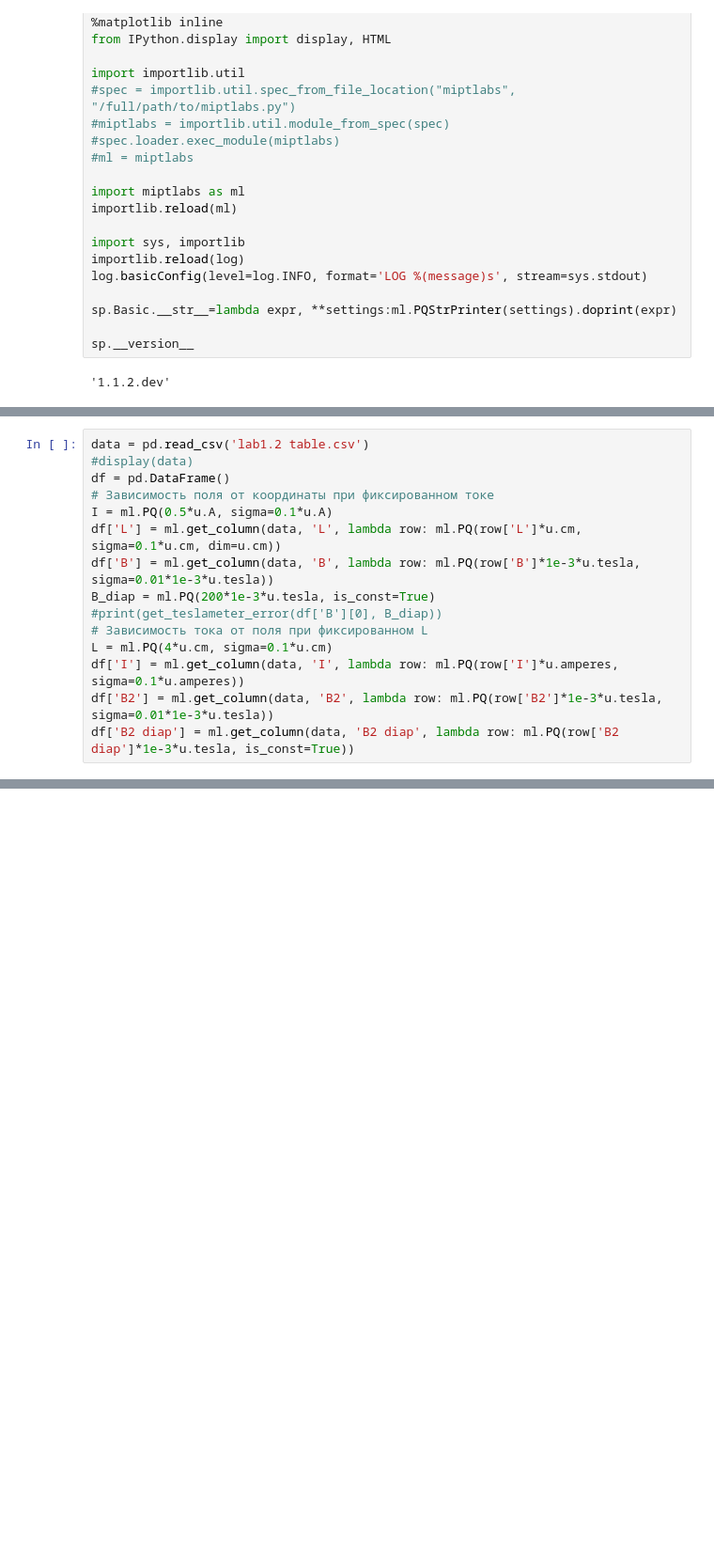
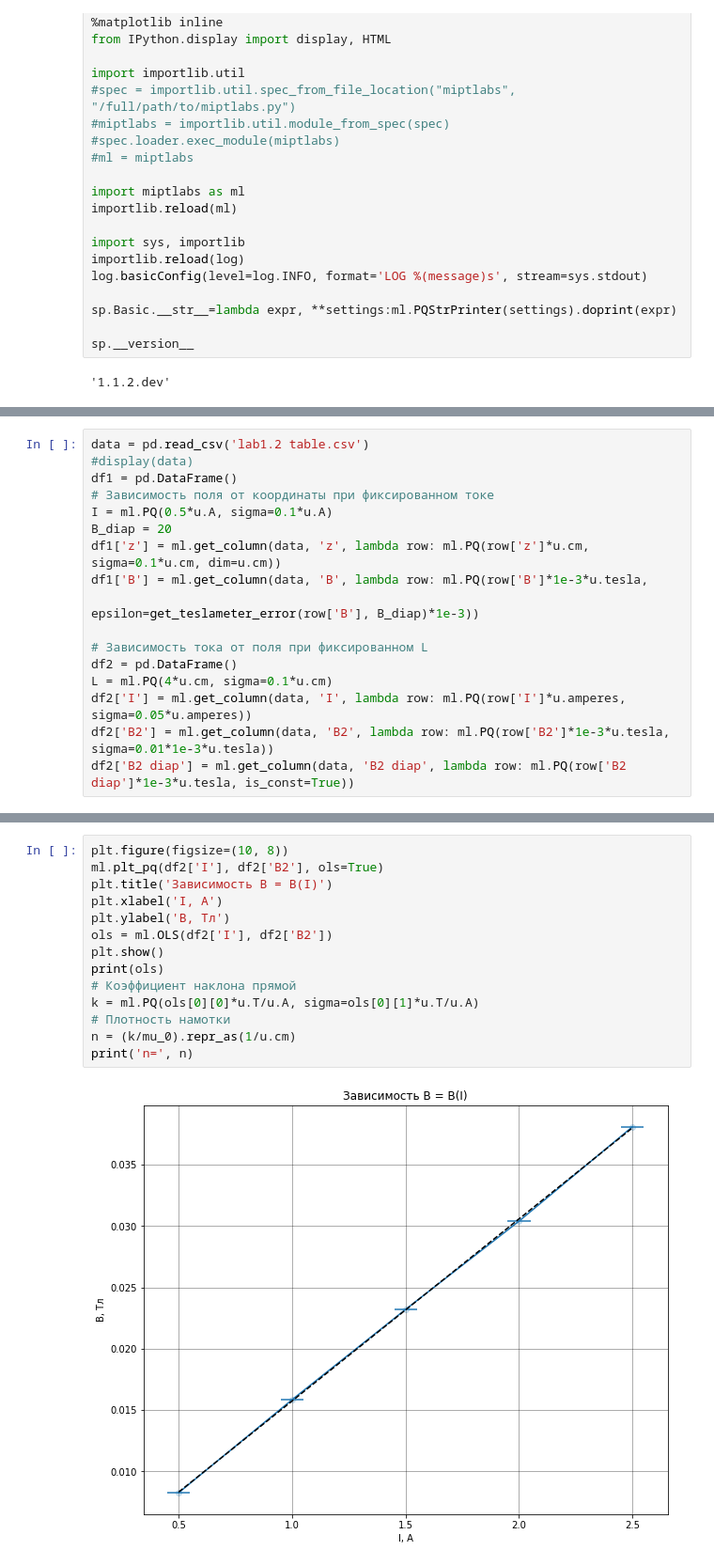
Before and after one commit to Wiki-fan/miptlabs, a Jupyter notebook: lab1.2.ipynb, the cells around one changed output, grey strips where cells are left out. Shown at 94% size. Saved outputs shown, nothing was run; the diff lists cells and outputs as text; blank space fills up the shorter version.

```diff
--- a/lab1.2.ipynb
+++ b/lab1.2.ipynb
@@ -38,15 +40,17 @@ def get_teslameter_error(val, diap):
 # %%
 data = pd.read_csv('lab1.2 table.csv')
 #display(data)
-df = pd.DataFrame()
+df1 = pd.DataFrame()
 # Зависимость поля от координаты при фиксированном токе
 I = ml.PQ(0.5*u.A, sigma=0.1*u.A)
-df['L'] = ml.get_column(data, 'L', lambda row: ml.PQ(row['L']*u.cm, sigma=0.1*u.cm, dim=u.cm))
-df['B'] = ml.get_column(data, 'B', lambda row: ml.PQ(row['B']*1e-3*u.tesla, sigma=0.01*1e-3*u.tesla))
-B_diap = ml.PQ(200*1e-3*u.tesla, is_const=True)
-#print(get_teslameter_error(df['B'][0], B_diap))
+B_diap = 20
+df1['z'] = ml.get_column(data, 'z', lambda row: ml.PQ(row['z']*u.cm, sigma=0.1*u.cm, dim=u.cm))
+df1['B'] = ml.get_column(data, 'B', lambda row: ml.PQ(row['B']*1e-3*u.tesla,
+                                                      epsilon=get_teslameter_error(row['B'], B_diap)*1e-3))
+
 # Зависимость тока от поля при фиксированном L
+df2 = pd.DataFrame()
 L = ml.PQ(4*u.cm, sigma=0.1*u.cm)
-df['I'] = ml.get_column(data, 'I', lambda row: ml.PQ(row['I']*u.amperes, sigma=0.1*u.amperes))
-df['B2'] = ml.get_column(data, 'B2', lambda row: ml.PQ(row['B2']*1e-3*u.tesla, sigma=0.01*1e-3*u.tesla))
-df['B2 diap'] = ml.get_column(data, 'B2 diap', lambda row: ml.PQ(row['B2 diap']*1e-3*u.tesla, is_const=True))
+df2['I'] = ml.get_column(data, 'I', lambda row: ml.PQ(row['I']*u.amperes, sigma=0.05*u.amperes))
+df2['B2'] = ml.get_column(data, 'B2', lambda row: ml.PQ(row['B2']*1e-3*u.tesla, sigma=0.01*1e-3*u.tesla))
+df2['B2 diap'] = ml.get_column(data, 'B2 diap', lambda row: ml.PQ(row['B2 diap']*1e-3*u.tesla, is_const=True))
@@ -79,0 +92,16 @@ ml.write_latex('lab2.1 table1.tex', table_to_print[table_to_print.columns])
+# %%
+plt.figure(figsize=(10, 8))
+ml.plt_pq(df2['I'], df2['B2'], ols=True)
+plt.title('Зависимость B = B(I)')
+plt.xlabel('I, A')
+plt.ylabel('B, Тл')
+ols = ml.OLS(df2['I'], df2['B2'])
+plt.show()
+print(ols)
+# Коэффициент наклона прямой
+k = ml.PQ(ols[0][0]*u.T/u.A, sigma=ols[0][1]*u.T/u.A)
+# Плотность намотки
+n = (k/mu_0).repr_as(1/u.cm)
+print('n=', n)
+# %% [output]
+[figure, added]
```
Also changed, not shown: parts of 20 cells of this notebook, 4 other files.
